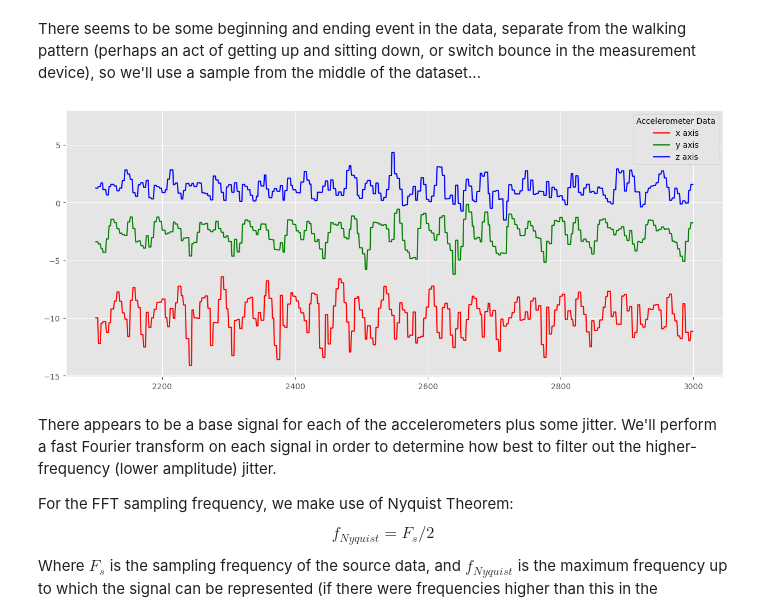
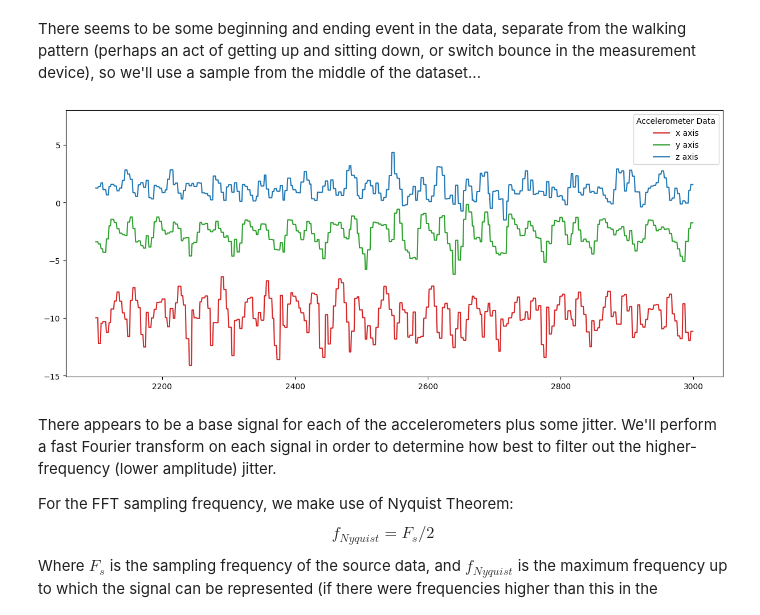
Before and after one commit to rickgladwin/applied_ai_challenges, a Jupyter notebook: week_1_wearable_step_counter.ipynb, the cells around one changed output. Cells and saved outputs as stored; diff of their text form; code cells hidden in the pictures.

```diff
--- a/week_1_wearable_step_counter.ipynb
+++ b/week_1_wearable_step_counter.ipynb
@@ -94,26 +94,29 @@ plt.show()
 # %% [markdown]
 There seems to be some beginning and ending event in the data, separate from the walking pattern (perhaps an act of getting up and sitting down, or switch bounce in the measurement device), so we'll use a sample from the middle of the dataset...
 # %%
+import matplotlib.colors as mcolors
+
 walk_sample_df = walk_df.iloc[2100:3000]
 
-x_color = "red"
-y_color = "green"
-z_color = "blue"
+# x_color = "red"
+x_color = mcolors.TABLEAU_COLORS["tab:red"]
+y_color = mcolors.TABLEAU_COLORS["tab:green"]
+z_color = mcolors.TABLEAU_COLORS["tab:blue"]
 
 x_sample_df = walk_sample_df['accdatax']
 y_sample_df = walk_sample_df['accdatay']
 z_sample_df = walk_sample_df['accdataz']
 sample_index = walk_sample_df.index
 fig, ax = plt.subplots(1, 1, figsize=(12, 5), constrained_layout=True)
 ax.plot(sample_index, x_sample_df, label='x axis', color=x_color)
 ax.plot(sample_index, y_sample_df, label='y axis', color=y_color)
 ax.plot(sample_index, z_sample_df, label='z axis', color=z_color)
 min_y: float = min(x_sample_df.min(), y_sample_df.min(), z_sample_df.min()) - 1.0
 ax.set_ylim(bottom=min_y, top=8.0)
 ax.legend(title='Accelerometer Data', loc='upper right')
 plt.show()
 # %% [output]
-[figure, old version]
+[figure, new version]
 # %% [markdown]
 There appears to be a base signal for each of the accelerometers plus some jitter.
 We'll perform a fast Fourier transform on each signal in order to determine how best to filter out the higher-frequency (lower amplitude) jitter.
```
Also changed, not shown: parts of 13 cells of this notebook.
